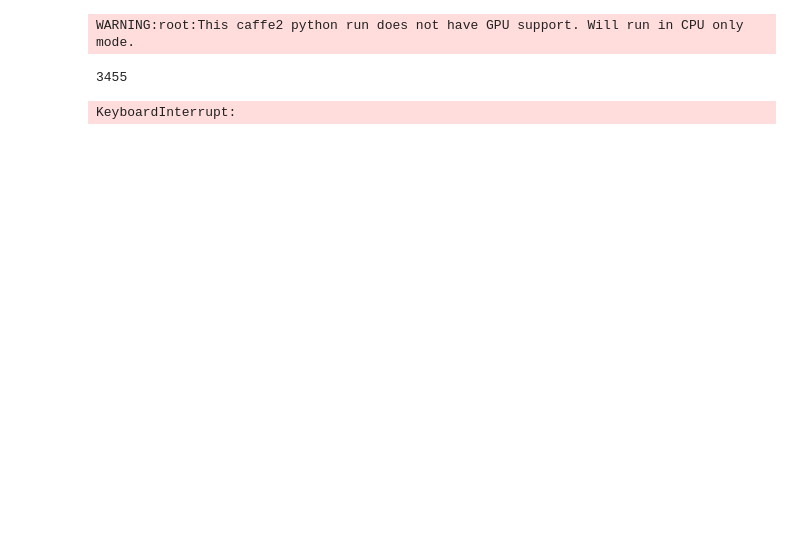
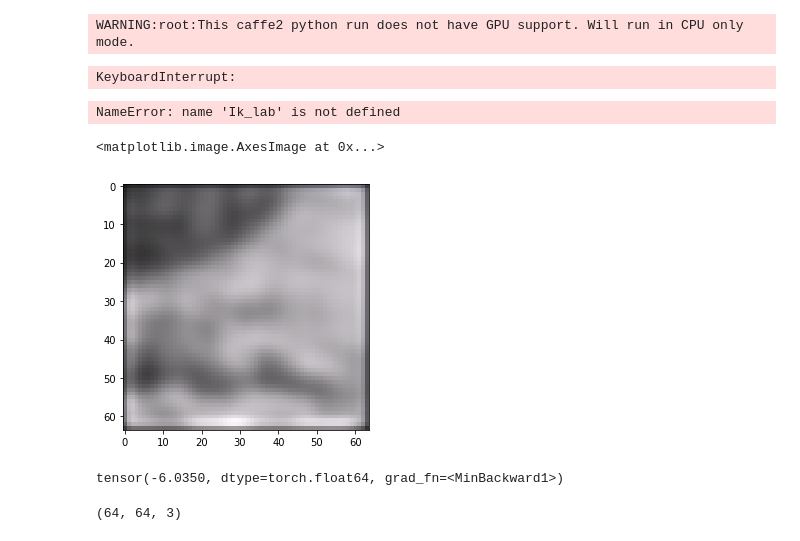
Before and after one commit to andreyklimkin/Deep_color_propogation, a Jupyter notebook: train_net.ipynb, the cells around one changed output. Drawn from its saved outputs; the diff is of its cells as text; code cells hidden in the pictures; blank space fills up the shorter version.

Commit message:
accelerate global transferer and write training

```diff
--- a/train_net.ipynb
+++ b/train_net.ipynb
@@ -35,7 +35,7 @@ def rgb2gray(rgb):
     gray = (0.2989 * r + 0.5870 * g + 0.1140 * b)[..., None]
     return np.repeat(gray, 3, 2)
 # %%
-train_bg = BatchGenerator(glob("datasets/DAVIS/JPEGImages/480p/*"), resize_shape=(64, 64, 3))
+train_bg = BatchGenerator(glob("datasets/DAVIS/JPEGImages/480p/*")[:1], resize_shape=(64, 64, 3))
 train_loader = WraptorDataLoader(train_bg, batch_size=1)
 # %%
 local_transfer_net = LocalTransferNet().double()
@@ -44,16 +44,12 @@ global_transferer = GlobalTransferer()
 refinement_net = RefinementNet().double()
 # %%
 loss_function = torch.nn.L1Loss() #torch.nn.MSELoss() or torch.nn.L1Loss()
-optimizer = torch.optim.Adam(list(local_transfer_net.parameters()) + list(refinement_net.parameters()) )
+optimizer = torch.optim.Adam(list(local_transfer_net.parameters()) + list(refinement_net.parameters()), lr=2e-3)
 # %%
 from color_utils import rgb2lab_torch, lab2rgb_torch
-# %%
-len(train_loader)
-# %% [output]
-3455
 # %%
 iteration_num = 5000
-verbose_every_it = 5
+verbose_every_it = 1
 # %%
 #I1, Ik_1, Ik
 train_losses = []
@@ -82,7 +78,7 @@ for it in tqdm(range(iteration_num)):
 
     refinement_output_lab = refinement_net(stacked_input_refinement).permute(0, 2, 3, 1)
 
-    loss = loss_function(refinement_output_lab, Ik_lab[:1])
+    loss = loss_function(refinement_output_lab[..., 1:], Ik_lab[:1][..., 1:])
     optimizer.zero_grad()
     loss.backward()
     optimizer.step()
@@ -98,8 +94,26 @@ for it in tqdm(range(iteration_num)):
 
     if (it % verbose_every_it) == 0:
         draw_scalar_value(writer, "losses", "train loss", loss.detach().cpu().numpy(), it)
+        draw_images(writer, [batch[2][0].numpy()], [result_rgb.cpu().detach().numpy()], it)
 
     #io.imshow(np.concatenate((batch[2][0], result_rgb.cpu().detach().numpy()), 1))
     #io.show()
 # %% [output]
 KeyboardInterrupt:
+# %%
+Ik_lab
+# %% [output]
+NameError: name 'Ik_lab' is not defined
+# %%
+io.imshow(lab2rgb_torch(refinement_output_lab, use_gpu=False)[0].detach().numpy())
+# %% [output]
+<matplotlib.image.AxesImage at 0x...>
+[figure, added]
+# %%
+refinement_output_lab[0][..., 2].min()
+# %% [output]
+tensor(-6.0350, dtype=torch.float64, grad_fn=<MinBackward1>)
+# %%
+lab2rgb_torch(Ik_lab, use_gpu=False)[0].numpy().shape
+# %% [output]
+(64, 64, 3)
```
Also changed, not shown: parts of 13 cells of this notebook, 3 other files.
